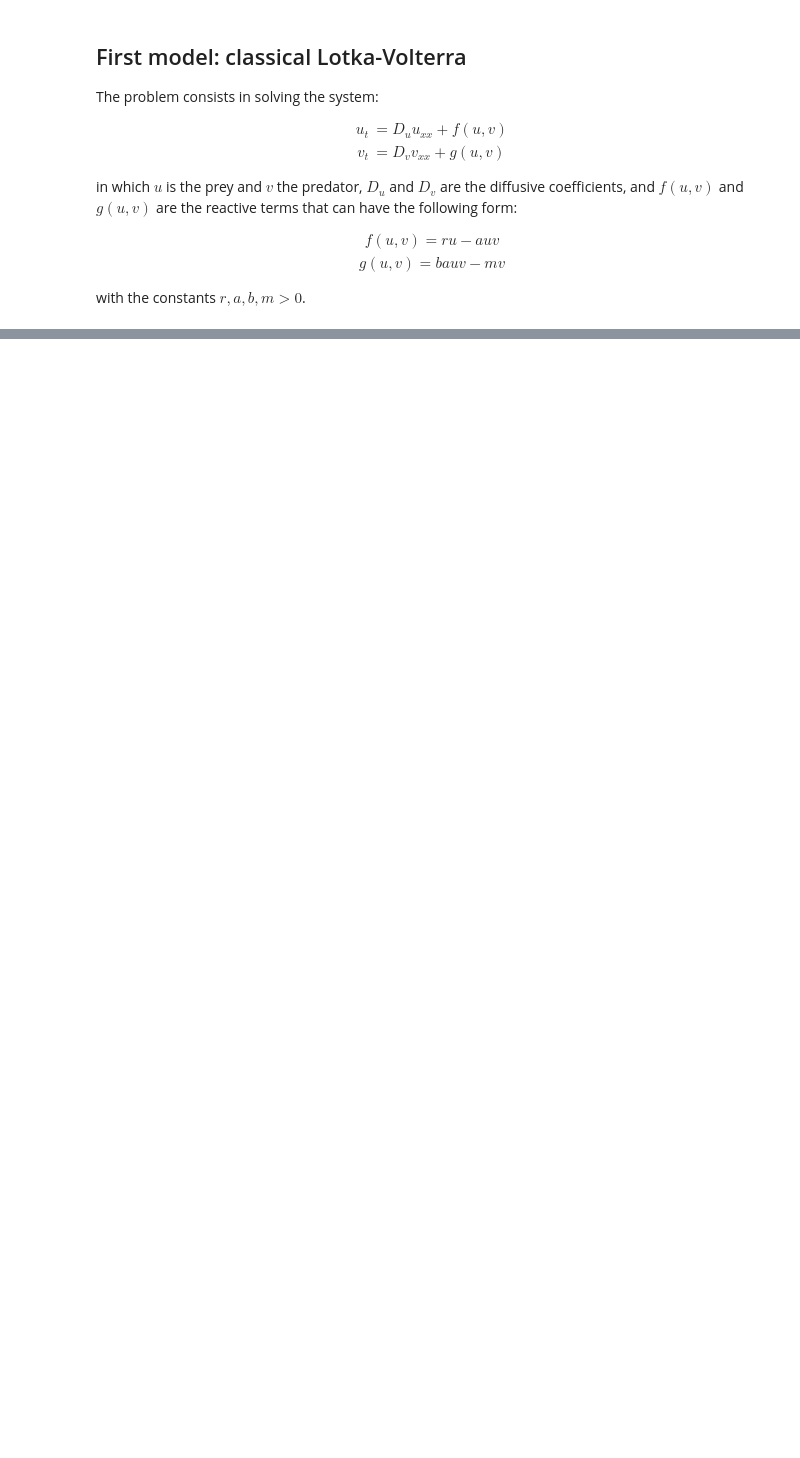
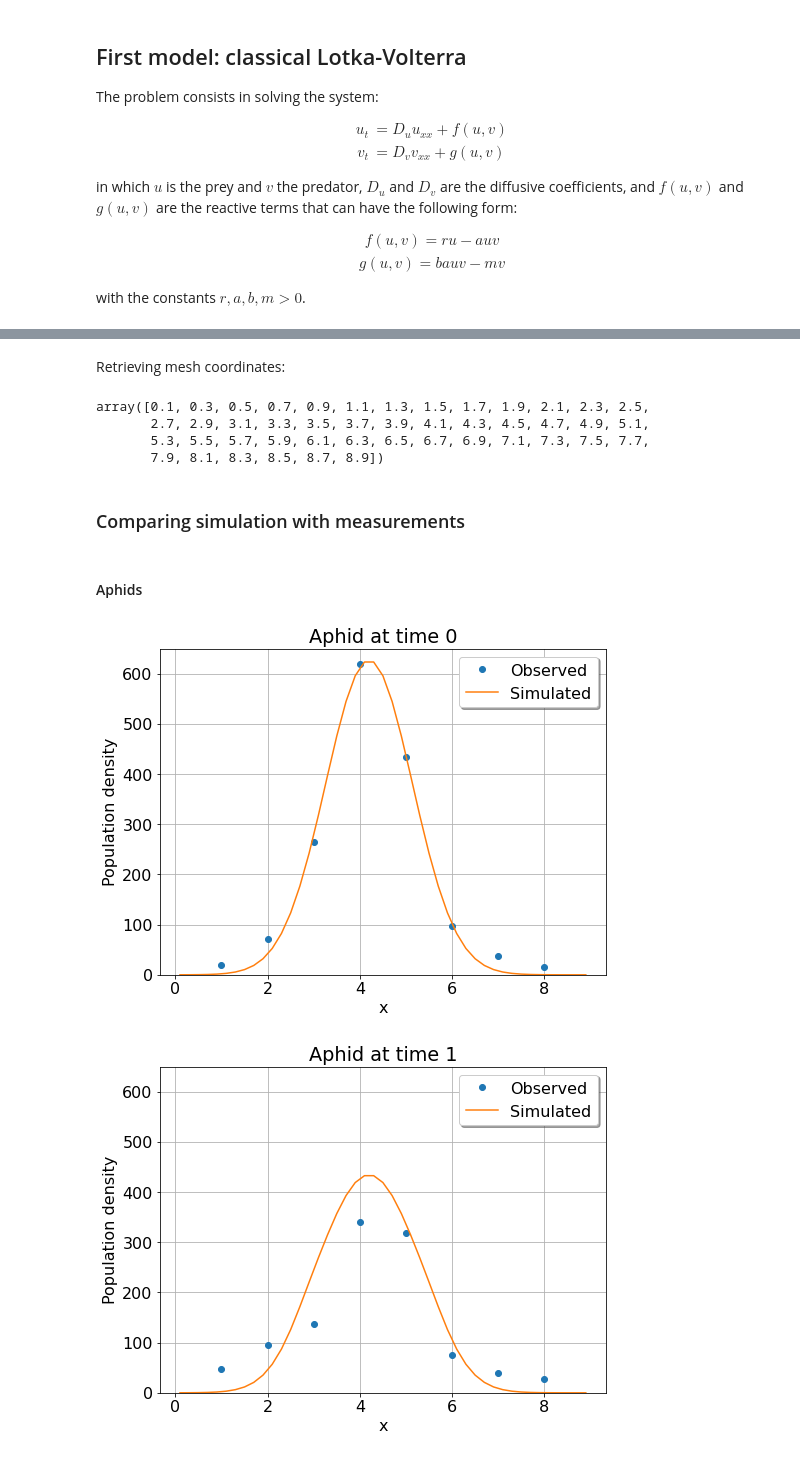
Before and after one commit to volpatto/pdeco, a Jupyter notebook: notebooks/aphid-ladybeetle.ipynb, the cells around one changed output, grey strips where cells are left out. Saved outputs shown, nothing was run; the diff lists cells and outputs as text; code cells hidden in the pictures; blank space fills up the shorter version.

```diff
--- a/notebooks/aphid-ladybeetle.ipynb
+++ b/notebooks/aphid-ladybeetle.ipynb
@@ -302,0 +334,41 @@ u_storage.data
+# %% [markdown]
+Retrieving mesh coordinates:
+# %%
+x_points = grid.axes_coords[0]
+
+x_points
+# %% [output]
+array([0.1, 0.3, 0.5, 0.7, 0.9, 1.1, 1.3, 1.5, 1.7, 1.9, 2.1, 2.3, 2.5,
+       2.7, 2.9, 3.1, 3.3, 3.5, 3.7, 3.9, 4.1, 4.3, 4.5, 4.7, 4.9, 5.1,
+       5.3, 5.5, 5.7, 5.9, 6.1, 6.3, 6.5, 6.7, 6.9, 7.1, 7.3, 7.5, 7.7,
+       7.9, 8.1, 8.3, 8.5, 8.7, 8.9])
+# %% [markdown]
+### Comparing simulation with measurements
+# %%
+time_labels_dict = {
+    0: 0,
+    1: 2,
+    2: 3
+}
+# %% [markdown]
+#### Aphids
+# %%
+for time_index, aphid_simulation in enumerate(u_storage.data):
+    plt.figure(figsize=(8, 6))
+    plt.ylim([0, 650])
+
+    idx_for_observed = time_labels_dict[time_index]  # we skip time 1/4
+    aphid_observed = aphid_data[aphid_data.time == idx_for_observed].copy()
+    plt.plot(aphid_observed.x.values, aphid_observed.density.values, 'o', label='Observed')
+    plt.plot(x_points, aphid_simulation, '-', label='Simulated')
+
+    plt.xlabel('x')
+    plt.ylabel('Population density')
+    plt.title(f'Aphid at time {time_index}')
+
+    plt.grid(True)
+    plt.legend(shadow=True)
+    plt.show()
+# %% [output]
+[figure, added]
+[figure, added]
```
Also changed, not shown: parts of 8 cells of this notebook, 2 other files.
